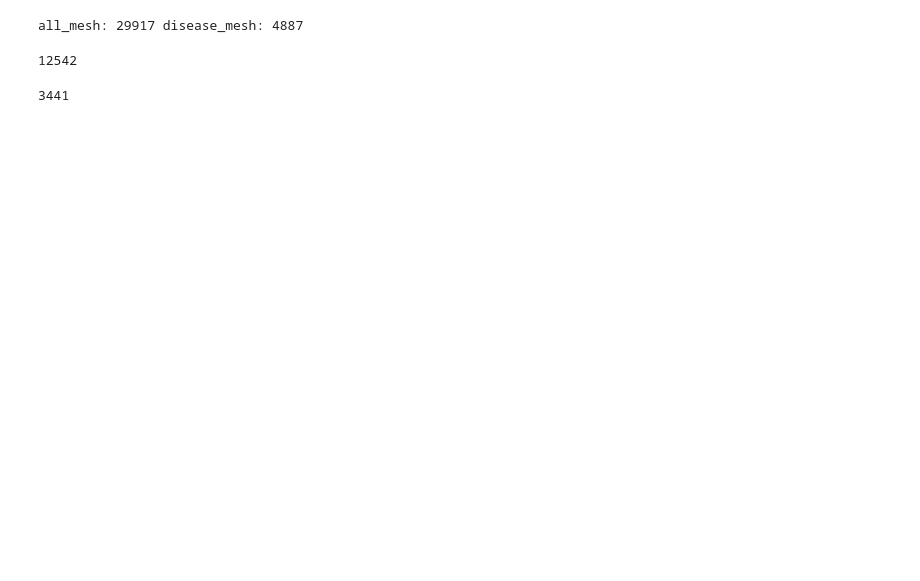
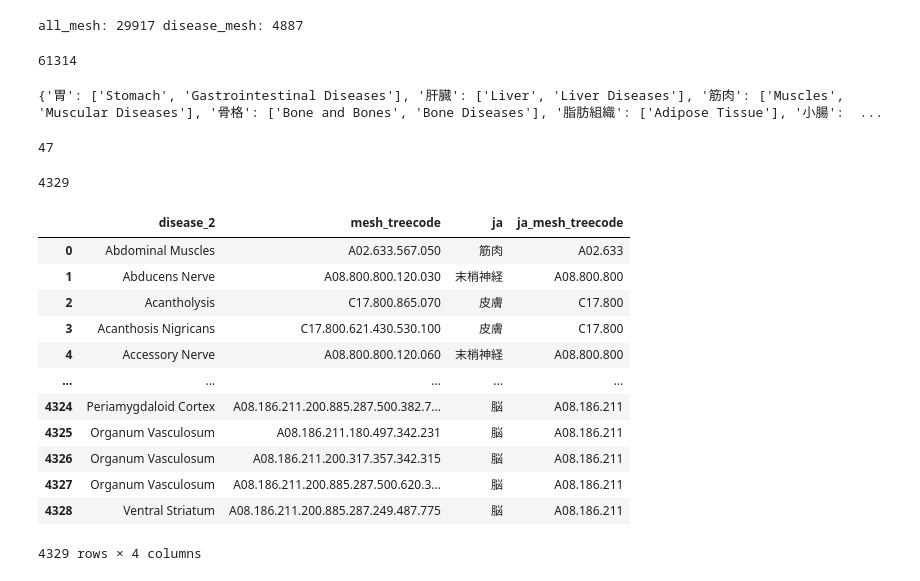
Before and after one commit to sayako-osakabe-20210120/_ontology_, a Jupyter notebook: 12_リンクがある疾患を臓器別に分類.ipynb, the cells around one changed output. Cells and saved outputs as stored; diff of their text form; code cells hidden in the pictures; blank space fills up the shorter version.

```diff
--- a/12_リンクがある疾患を臓器別に分類.ipynb
+++ b/12_リンクがある疾患を臓器別に分類.ipynb
@@ -54,7 +78,8 @@ print("all_mesh:", len(mesh_list), "disease_mesh:", len(disease_mesh))
 all_mesh: 29917 disease_mesh: 4887
 # %%
 #treecode単位にMeSHデータをばらす
-each_category = [[i[1], category] for i in disease_mesh for category in i[2]]
+
+each_category = [[i[1], category] for i in mesh_list for category in i[2]]
 print(len(each_category))
 # %% [output]
-12542
+61314
@@ -69,13 +88,62 @@ cate_ja = pd.read_csv(path_1+file_category)
+# %%
+zouki={"胃":['Stomach', 'Gastrointestinal Diseases'],
+       "肝臓":['Liver','Liver Diseases'],
+       "筋肉":['Muscles', 'Muscular Diseases'],
+       "骨格":['Bone and Bones', 'Bone Diseases'],
+       "脂肪組織":['Adipose Tissue'],
+       "小腸":['Intestine, Small', 'Intestinal Diseases'],
+       "心臓":['Heart', 'Heart Diseases'],
+       "心臓血管":['Cardiovascular System', 'Cardiovascular Diseases'],
+       "腎臓":['Kidney', 'Kidney Diseases'],
+       "性腺":['Gonads', 'Gonadal Disorders'],
+       "大腸":['Intestine, Large', 'Colonic Diseases'],
+       "胆嚢":['Gallbladder', 'Gallbladder Diseases'],
+       "虫垂":['Appendix'],
+       "脳":['Brain', 'Brain Diseases'],
+       '肺':['Lung', 'Lung Diseases'],
+       '皮膚':['Skin', 'Skin Diseases'],
+       '末梢神経':['Peripheral Nerves', 'Peripheral Nervous System Diseases'],
+       '目':['Eye', 'Eye Diseases'],
+       '脾臓':['Spleen', 'Splenic Diseases'],
+       '膵臓':['Pancreas', 'Pancreatic Diseases']}
+print(zouki)
+# %% [output]
+{'胃': ['Stomach', 'Gastrointestinal Diseases'], '肝臓': ['Liver', 'Liver Diseases'], '筋肉': ['Muscles', 'Muscular Diseases'], '骨格': ['Bone and Bones', 'Bone Diseases'], '脂肪組織': ['Adipose Tissue'], '小腸':  ...
+# %%
+cate_ja_list=[]
+for key, value in zouki.items():
+    for v in value:
+        for cate in each_category:
+            if cate[0]==v:
+                cate_ja_list.append([key, cate[0],cate[-1]])
+print(len(cate_ja_list))
+cate_ja = pd.DataFrame(cate_ja_list, columns=["ja", "en", "treecode"])
+# %% [output]
+47
 # %%
 #treecode単位でばらしたMeSHデータのうち日本語分類cate_jaのtreecodeに属しているもの を取り出す
-cate_ja_df = pd.DataFrame()
+cate_ja_df= pd.DataFrame()
 for term in each_category:
     for ja, treecode in zip(cate_ja["ja"], cate_ja["treecode"]):
         if term[1].startswith(treecode):
             tmp_df = pd.DataFrame([term[0], term[1], ja, treecode]).T
             cate_ja_df = pd.concat([cate_ja_df, tmp_df], axis=0)
 cate_ja_df.columns=["disease_2", "mesh_treecode", "ja", "ja_mesh_treecode"]
 cate_ja_df = cate_ja_df.reset_index(drop=True)
 print(len(cate_ja_df))
+cate_ja_df
 # %% [output]
-3441
+4329
+|  | disease_2 | mesh_treecode | ja | ja_mesh_treecode |
+| 0 | Abdominal Muscles | A02.633.567.050 | 筋肉 | A02.633 |
+| 1 | Abducens Nerve | A08.800.800.120.030 | 末梢神経 | A08.800.800 |
+| 2 | Acantholysis | C17.800.865.070 | 皮膚 | C17.800 |
+| 3 | Acanthosis Nigricans | C17.800.621.430.530.100 | 皮膚 | C17.800 |
+| 4 | Accessory Nerve | A08.800.800.120.060 | 末梢神経 | A08.800.800 |
+| ... | ... | ... | ... | ... |
+| 4324 | Periamygdaloid Cortex | A08.186.211.200.885.287.500.382.7... | 脳 | A08.186.211 |
+| 4325 | Organum Vasculosum | A08.186.211.180.497.342.231 | 脳 | A08.186.211 |
+| 4326 | Organum Vasculosum | A08.186.211.200.317.357.342.315 | 脳 | A08.186.211 |
+| 4327 | Organum Vasculosum | A08.186.211.200.885.287.500.620.3... | 脳 | A08.186.211 |
+| 4328 | Ventral Striatum | A08.186.211.200.885.287.249.487.775 | 脳 | A08.186.211 |
+4329 rows × 4 columns
```
Also changed, not shown: parts of 9 cells of this notebook.
